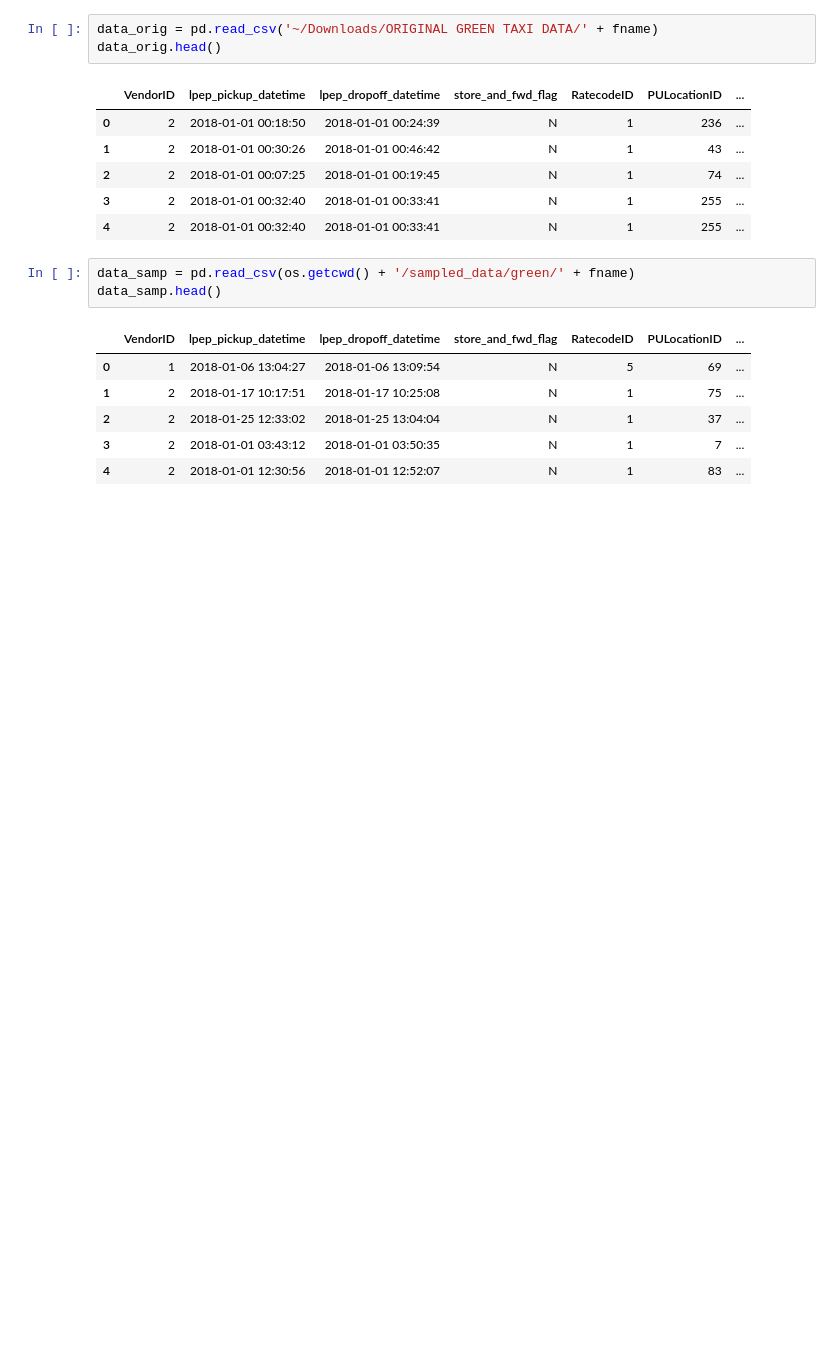
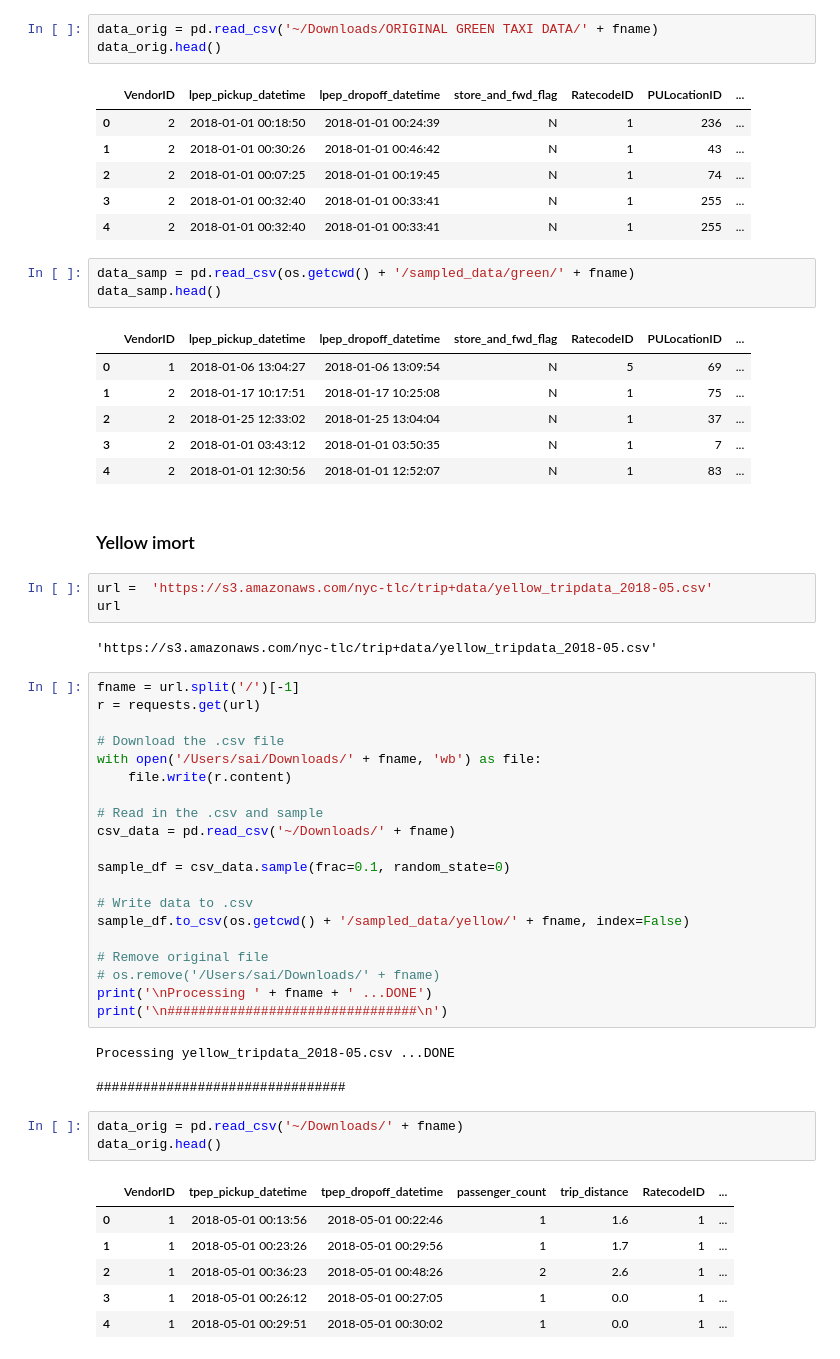
Before and after one commit to sslakkimsetty/NYC-Taxi-Data-Analysis, a Jupyter notebook: preprocessing/1data_import/taxi_data_import.ipynb, the cells around one changed output. Cells and saved outputs as stored; diff of their text form; blank space fills up the shorter version.

Commit message:
Changes to accomodate yellow data import too

```diff
--- a/preprocessing/1data_import/taxi_data_import.ipynb
+++ b/preprocessing/1data_import/taxi_data_import.ipynb
@@ -286,3 +286,44 @@ data_samp.head()
 | 2 | 2 | 2018-01-25 12:33:02 | 2018-01-25 13:04:04 | N | 1 | 37 | ... |
 | 3 | 2 | 2018-01-01 03:43:12 | 2018-01-01 03:50:35 | N | 1 | 7 | ... |
 | 4 | 2 | 2018-01-01 12:30:56 | 2018-01-01 12:52:07 | N | 1 | 83 | ... |
+# %% [markdown]
+### Yellow imort
+# %%
+url =  'https://s3.amazonaws.com/nyc-tlc/trip+data/yellow_tripdata_2018-05.csv'
+url
+# %% [output]
+'https://s3.amazonaws.com/nyc-tlc/trip+data/yellow_tripdata_2018-05.csv'
+# %%
+fname = url.split('/')[-1]
+r = requests.get(url)
+
+# Download the .csv file
+with open('/Users/sai/Downloads/' + fname, 'wb') as file:
+    file.write(r.content)
+
+# Read in the .csv and sample
+csv_data = pd.read_csv('~/Downloads/' + fname)
+
+sample_df = csv_data.sample(frac=0.1, random_state=0)
+
+# Write data to .csv
+sample_df.to_csv(os.getcwd() + '/sampled_data/yellow/' + fname, index=False)
+
+# Remove original file
+# os.remove('/Users/sai/Downloads/' + fname)
+print('\nProcessing ' + fname + ' ...DONE')
+print('\n################################\n')
+# %% [output]
+Processing yellow_tripdata_2018-05.csv ...DONE
+
+################################
+# %%
+data_orig = pd.read_csv('~/Downloads/' + fname)
+data_orig.head()
+# %% [output]
+|  | VendorID | tpep_pickup_datetime | tpep_dropoff_datetime | passenger_count | trip_distance | RatecodeID | ... |
+| 0 | 1 | 2018-05-01 00:13:56 | 2018-05-01 00:22:46 | 1 | 1.6 | 1 | ... |
+| 1 | 1 | 2018-05-01 00:23:26 | 2018-05-01 00:29:56 | 1 | 1.7 | 1 | ... |
+| 2 | 1 | 2018-05-01 00:36:23 | 2018-05-01 00:48:26 | 2 | 2.6 | 1 | ... |
+| 3 | 1 | 2018-05-01 00:26:12 | 2018-05-01 00:27:05 | 1 | 0.0 | 1 | ... |
+| 4 | 1 | 2018-05-01 00:29:51 | 2018-05-01 00:30:02 | 1 | 0.0 | 1 | ... |
```
Also changed, not shown: parts of 4 cells of this notebook, 1 other file.
